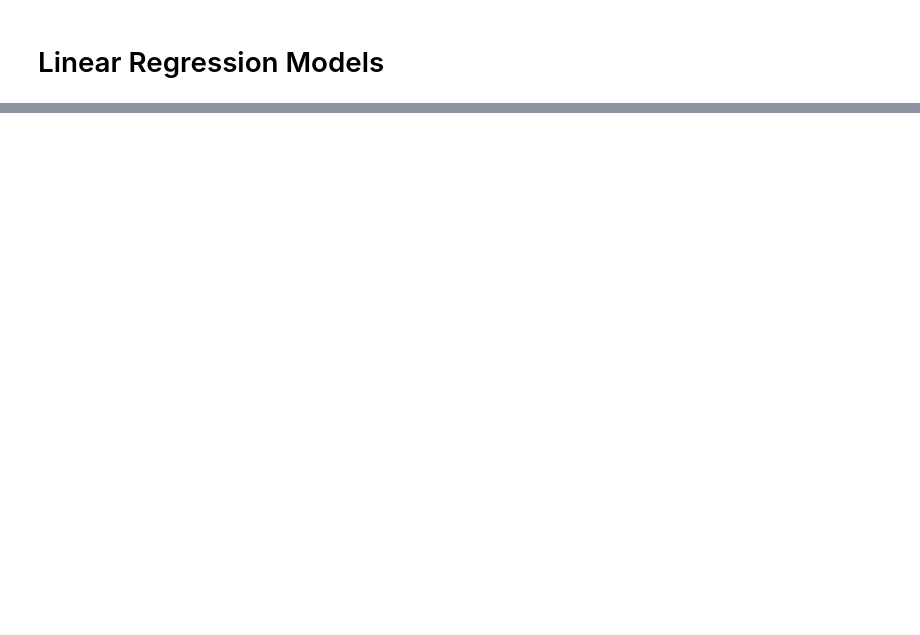
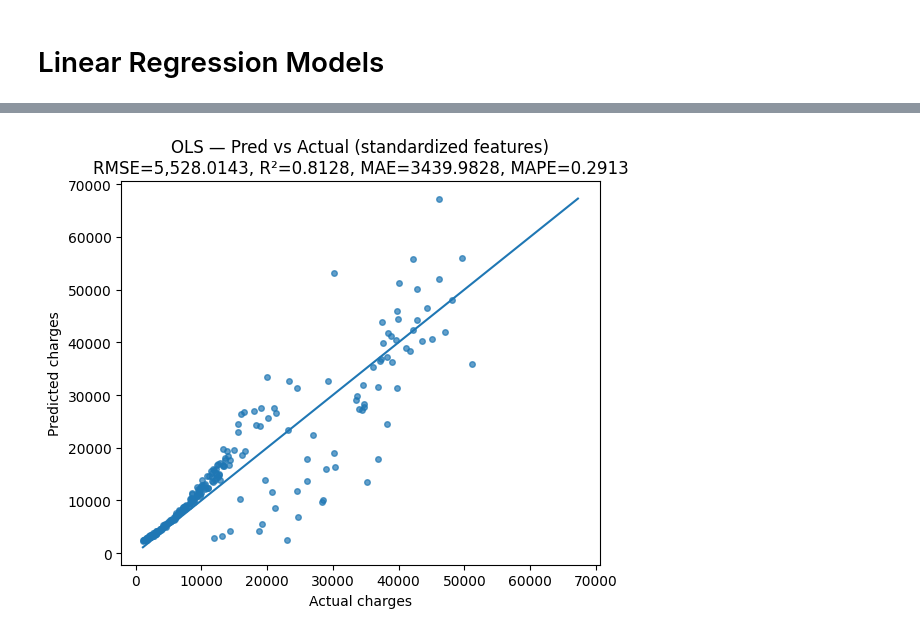
Before and after one commit to grayycc/datathon-2025, a Jupyter notebook: final.ipynb, the cells around one changed output, grey strips where cells are left out. Saved outputs shown, nothing was run; the diff lists cells and outputs as text; code cells hidden in the pictures; blank space fills up the shorter version.

```diff
--- a/final.ipynb
+++ b/final.ipynb
@@ -517,0 +265,97 @@ plt.tight_layout(); plt.show()
+# %%
+# --- CONFIG ---
+USE_LOG_TARGET = True
+features = ['age', 'bmi', 'sex', 'smoker', 'region', 'children', 'bmi_x_smoker', 'age_x_smoker', 'bmi_excess_30', 'bmi_excess_30_x_smoker']
+target   = 'charges'
+
+X = df[features].copy()
+y = np.log(df[target]) if USE_LOG_TARGET else df[target].copy()
+
+X_train, X_test, y_train, y_test = train_test_split(X, y, test_size=0.2, random_state=88)
+
+num_cols = ['age', 'bmi', 'children', 'bmi_x_smoker', 'age_x_smoker', 'bmi_excess_30', 'bmi_excess_30_x_smoker']
+cat_cols = ['sex', 'smoker', 'region']
+
+# ✅ Preprocess: scale numeric + one-hot categorical
+pre = ColumnTransformer(
+    transformers=[
+        ("num", StandardScaler(), num_cols),
+        ("cat", Pipeline([
+            ("onehot", OneHotEncoder(handle_unknown="ignore", sparse_output=False)),
+            ("scale", StandardScaler(with_mean=False))  # scale one-hot columns too
+        ]), cat_cols)
+    ]
+)
+
+# --- Models ---
+ols = LinearRegression()
+ridge = RidgeCV(alphas=np.logspace(-3, 3, 25), cv=5)
+lasso = LassoCV(alphas=np.logspace(-4, 1, 30), cv=5, max_iter=10000, n_jobs=-1, random_state=88)
+enet  = ElasticNetCV(l1_ratio=[0.15, 0.3, 0.5, 0.7, 0.85, 1.0],
+                     alphas=np.logspace(-4, 1, 30), cv=5, max_iter=20000, n_jobs=-1, random_state=88)
+
+models = {"OLS": ols, "Ridge": ridge, "Lasso": lasso, "ElasticNet": enet}
+
+def fit_with_smearing(name, model, preprocessor, X_train, y_train):
+    """Fit pipeline and compute Duan smearing factor on the training set."""
+    pipe = Pipeline([
+        ("prep", preprocessor),
+        ("model", model),
+    ])
+    pipe.fit(X_train, y_train)
+
+    # In-sample residuals in log-space
+    yhat_tr_log = pipe.predict(X_train)
+    resid_log   = y_train - yhat_tr_log
+
+    # Duan smearing factor c = mean(exp(residual))
+    smear_c = float(np.mean(np.exp(resid_log)))
+
+    return pipe, smear_c
+
+# Fit all models once and store (pipeline, smearing factor)
+fitted = {}
+for name, mdl in models.items():
+    pipe, c = fit_with_smearing(name, mdl, pre, X_train, y_train)
+    fitted[name] = {"pipe": pipe, "c": c}
+    # Optional: peek at chosen alpha/l1_ratio
+    m = pipe.named_steps["model"]
+    if hasattr(m, "alpha_"):
+        print(f"[{name}] alpha_ = {m.alpha_:.6g}")
+    if hasattr(m, "l1_ratio_"):
+        print(f"[{name}] l1_ratio_ = {m.l1_ratio_:.3f}")
+
+def eval_and_plot_with_smearing(name, stored):
+    pipe = stored["pipe"]
+    c    = stored["c"]
+
+    # Predict on test in log-space
+    y_pred_log = pipe.predict(X_test)
+
+    # Back-transform to charges using Duan smearing
+    y_pred_chg = np.exp(y_pred_log) * c
+    y_true_chg = np.exp(y_test)     # because y = log(charges)
+
+    # Metrics on original scale
+    mse  = mean_squared_error(y_true_chg, y_pred_chg)
+    rmse = np.sqrt(mse)
+    mae  = mean_absolute_error(y_true_chg, y_pred_chg)
+    mape = mean_absolute_percentage_error(y_true_chg, y_pred_chg)
+    r2   = r2_score(y_true_chg, y_pred_chg)
+
+    print(f"[{name}] RMSE: {rmse:,.2f} | MAE: {mae:,.2f} | MAPE: {mape:.4f} | R²: {r2:.4f}")
+
+    # Plot Pred vs Actual on original charges
+    plt.figure(figsize=(6,5))
+    plt.scatter(y_true_chg, y_pred_chg, s=16, alpha=0.7)
+    lo, hi = float(min(y_true_chg.min(), y_pred_chg.min())), float(max(y_true_chg.max(), y_pred_chg.max()))
+    plt.plot([lo, hi], [lo, hi])
+    plt.xlabel("Actual charges")
+    plt.ylabel("Predicted charges")
+    plt.title(f"{name} — Pred vs Actual (standardized features)\nRMSE={rmse:,.4f}, R²={r2:.4f}, MAE={mae:.4f}, MAPE={mape:.4f}")
+    plt.tight_layout()
+    plt.show()
+
+for name in models.keys():
+    eval_and_plot_with_smearing(name, fitted[name])
+# %% [output]
@@ -517,0 +367 @@ plt.tight_layout(); plt.show()
+[figure, added]
```
Also changed, not shown: parts of 17 cells of this notebook.
